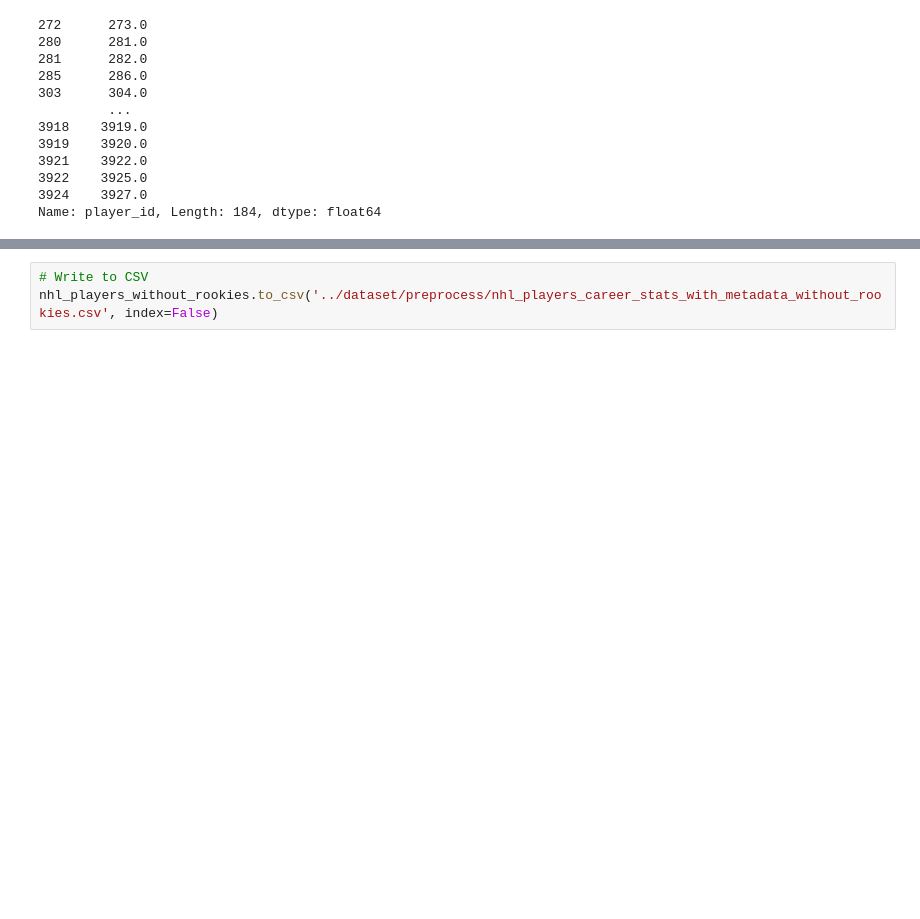
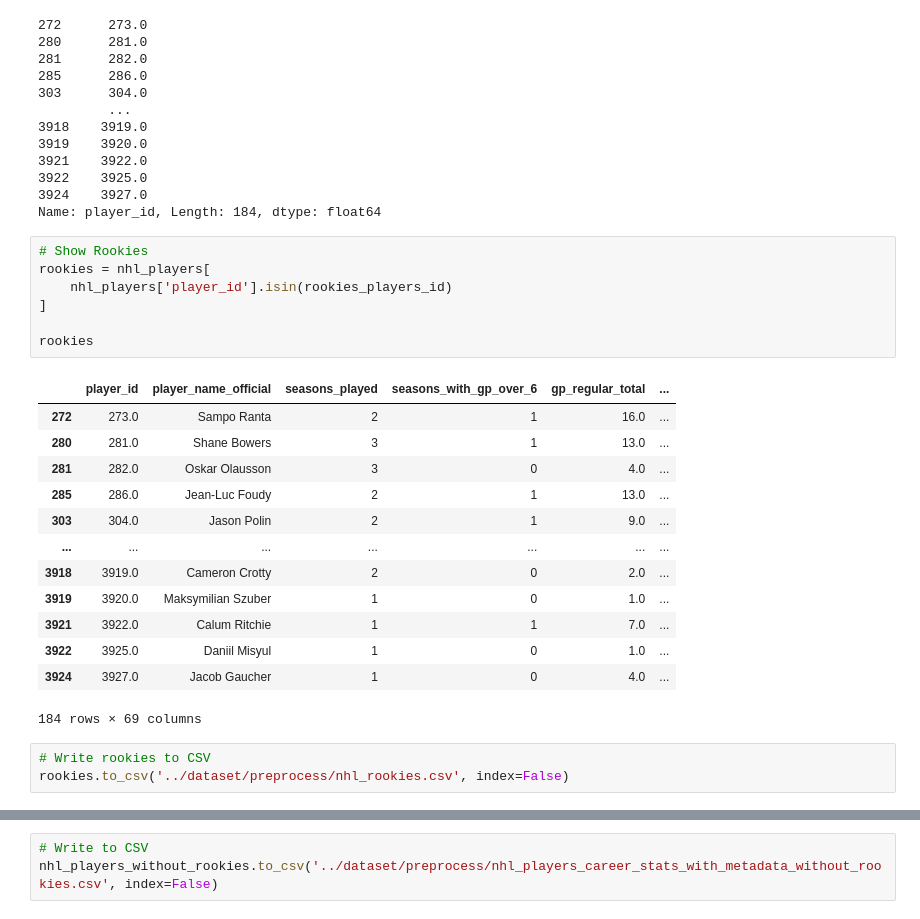
Before and after one commit to shigenogoro/NHL-Prospect-Predictor, a Jupyter notebook: tier_classifier/nhl_player_preprocessing.ipynb, the cells around one changed output, grey strips where cells are left out. Cells and saved outputs as stored; diff of their text form; blank space fills up the shorter version.

```diff
--- a/tier_classifier/nhl_player_preprocessing.ipynb
+++ b/tier_classifier/nhl_player_preprocessing.ipynb
@@ -302,6 +342,30 @@ rookies_players_id
 3922    3925.0
 3924    3927.0
 Name: player_id, Length: 184, dtype: float64
+# %%
+# Show Rookies
+rookies = nhl_players[
+    nhl_players['player_id'].isin(rookies_players_id)
+]
+
+rookies
+# %% [output]
+|  | player_id | player_name_official | seasons_played | seasons_with_gp_over_6 | gp_regular_total | ... |
+| 272 | 273.0 | Sampo Ranta | 2 | 1 | 16.0 | ... |
+| 280 | 281.0 | Shane Bowers | 3 | 1 | 13.0 | ... |
+| 281 | 282.0 | Oskar Olausson | 3 | 0 | 4.0 | ... |
+| 285 | 286.0 | Jean-Luc Foudy | 2 | 1 | 13.0 | ... |
+| 303 | 304.0 | Jason Polin | 2 | 1 | 9.0 | ... |
+| ... | ... | ... | ... | ... | ... | ... |
+| 3918 | 3919.0 | Cameron Crotty | 2 | 0 | 2.0 | ... |
+| 3919 | 3920.0 | Maksymilian Szuber | 1 | 0 | 1.0 | ... |
+| 3921 | 3922.0 | Calum Ritchie | 1 | 1 | 7.0 | ... |
+| 3922 | 3925.0 | Daniil Misyul | 1 | 0 | 1.0 | ... |
+| 3924 | 3927.0 | Jacob Gaucher | 1 | 0 | 4.0 | ... |
+184 rows × 69 columns
+# %%
+# Write rookies to CSV
+rookies.to_csv('../dataset/preprocess/nhl_rookies.csv', index=False)
 # %%
 # Remove rookies from nhl_players
 nhl_players_without_rookies = nhl_players[~nhl_players['player_id'].isin(rookies_players_id)]
```
Also changed, not shown: parts of 17 cells of this notebook, 10 other files.
